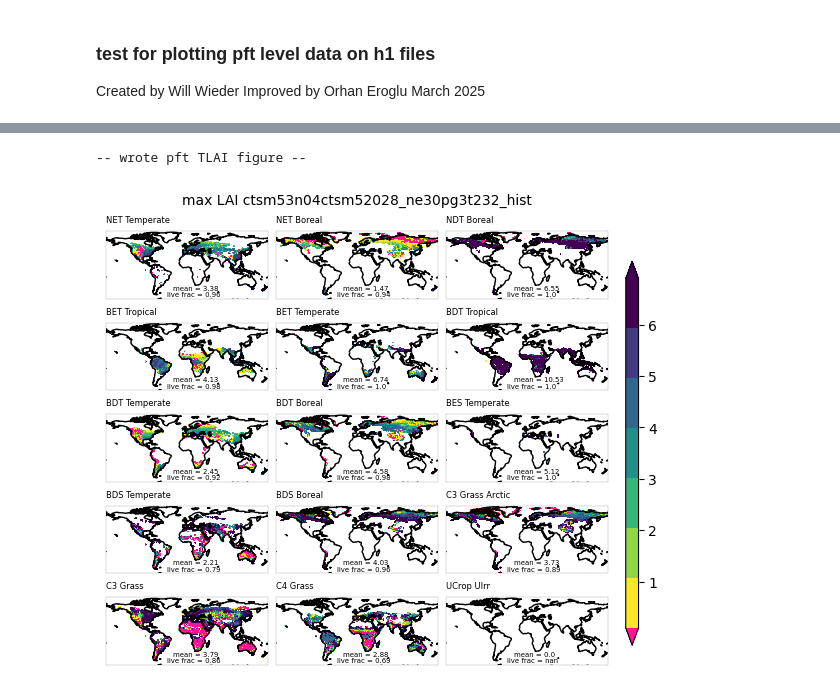
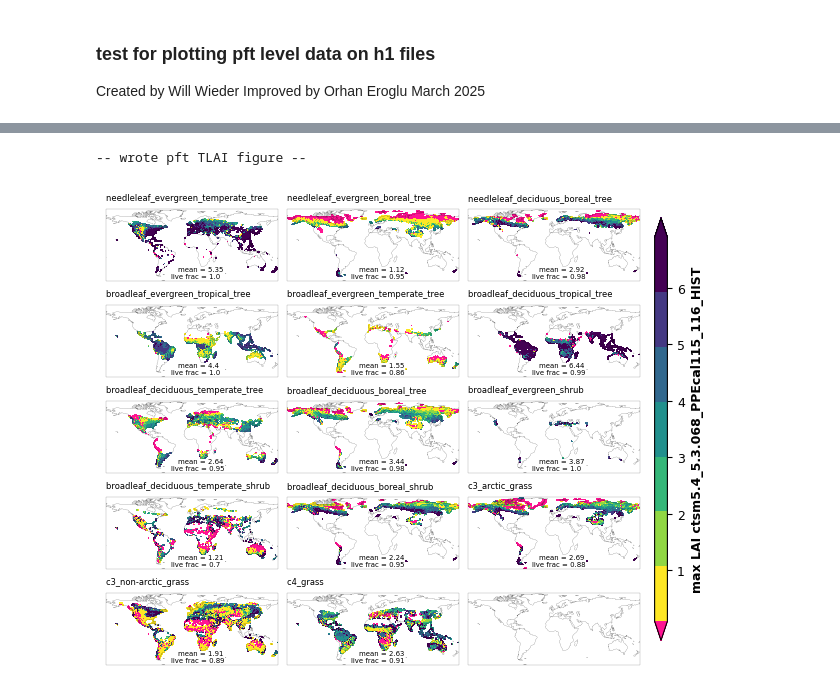
Before and after one commit to NCAR/ADF, a Jupyter notebook: lib/plot_uxarray_h1.ipynb, the cells around one changed output, grey strips where cells are left out. Saved outputs shown, nothing was run; the diff lists cells and outputs as text; code cells hidden in the pictures.

```diff
--- a/lib/plot_uxarray_h1.ipynb
+++ b/lib/plot_uxarray_h1.ipynb
@@ -114,6 +52,0 @@ Data variables: (12/16)
-# %%
-# align subset pft output with plotting data array
-target = uxds0.GPP
-n_face_coords = np.arange(1,(uxds1.pfts1d_ixy.max().astype(int)+1))
-target = target.assign_coords({'n_face': ('n_face', n_face_coords)})
-target
@@ -126,3 +52,0 @@ Coordinates:
-# %%
-# Now align the land only output on the target (full) grid
-uxdsOut_align, target = xr.align(uxdsOut, target, join="right")
@@ -149,0 +88,5 @@ Data variables:
+# %%
+# Call the reshape_ux_h1 function
+npft=15
+var='TLAI'
+uxdsOut = reshape_ux_h1(uxds1, uxds0, var, npft)
@@ -159,7 +130,7 @@ proj = ccrs.PlateCarree()
 cmap = plt.cm.viridis_r
 cmap.set_under(color='deeppink')
 cmap = cmap.resampled(7)
-levels = [0.1, 1, 2, 3, 4, 5, 6,7]
+levels = [0.1, 1, 2, 3, 4, 5, 6, 7]
 
 # create figure object
 fig, axs = plt.subplots(5,3,
@@ -167,43 +138,43 @@ fig, axs = plt.subplots(5,3,
     constrained_layout=True,
     subplot_kw=dict(projection=proj) )
 
 axs=axs.flatten()
 
 # Loop over pfts
 for i in range((npft-1)):
-    ac = uxds0_plot[var].isel(npft=i).to_polycollection(projection=proj)
+    ac = uxdsOut[var].isel(npft=i).to_polycollection(projection=proj)
     ac.set_cmap(cmap)
     ac.set_antialiased(False)
     ac.set_transform(transform)
     ac.set_clim(vmin=0.1,vmax=6.9)
     axs[i].add_collection(ac)
 
     #Titles, statistics
-    wgts = uxds0_plot.area * uxds0_plot.landfrac * uxds0_plot.pfts1d_wtgcell.isel(npft=i)
+    wgts = uxdsOut.area * uxdsOut.landfrac * uxdsOut.pfts1d_wtgcell.isel(npft=i)
     wgts = wgts / wgts.sum()
-    mean = str(np.round((uxds0_plot[var].isel(npft=i)*wgts).sum().values,2))
-    dead = ((uxds0_plot[var].isel(npft=i)<0.1)*wgts).sum()
-    live = ((uxds0_plot[var].isel(npft=i)>0.1)*wgts).sum()
+    mean = str(np.round((uxdsOut[var].isel(npft=i)*wgts).sum().values,2))
+    dead = ((uxdsOut[var].isel(npft=i)<0.1)*wgts).sum()
+    live = ((uxdsOut[var].isel(npft=i)>0.1)*wgts).sum()
     livefrac = str(np.round((live/(live+dead)).values,2))
-    axs[i].set_title(pft_names[i], loc='left',size=6)
+    axs[i].set_title(str(pft_names[(1+i)].data)[2:40], loc='left',size=6)
     axs[i].text(-30, -45,'mean = '+ mean, fontsize=5)
     axs[i].text(-45, -60,'live frac = '+livefrac,fontsize=5)
 
 for a in axs:
-    a.coastlines()
+    a.coastlines().set_linewidth(0.1)
     a.set_global()
     a.spines['geo'].set_linewidth(0.1) #cartopy's recommended method
     a.set_extent([-180, 180, -65, 86])
 
-#fig.subplots_adjust(right=0.97)
-cbar_ax = fig.add_axes([0.92, 0.05, 0.02, 0.8])
-fig.colorbar(ac, cax=cbar_ax, pad=0.05, shrink=0.8, aspect=40,
-            extend='both')
-fig.suptitle("max LAI "+ case,size='medium')
 fig.set_layout_engine("compressed")
+cbar_ax = fig.add_axes([0.94, 0.06, 0.02, 0.88])
+cbar = fig.colorbar(ac, cax=cbar_ax, pad=0.1, shrink=0.7, aspect=40, extend='both')
+cbar.ax.tick_params(labelsize=9)
+cbar.set_label(label=("max LAI "+case), size=9, weight='bold')
 
 fig.savefig('h1_test', bbox_inches='tight', dpi=300)
 print('-- wrote pft '+var+' figure --')
+plt.show() ;
 # %% [output]
 -- wrote pft TLAI figure --
-[figure, old version]
+[figure, new version]
```
Also changed, not shown: parts of 8 cells of this notebook.
